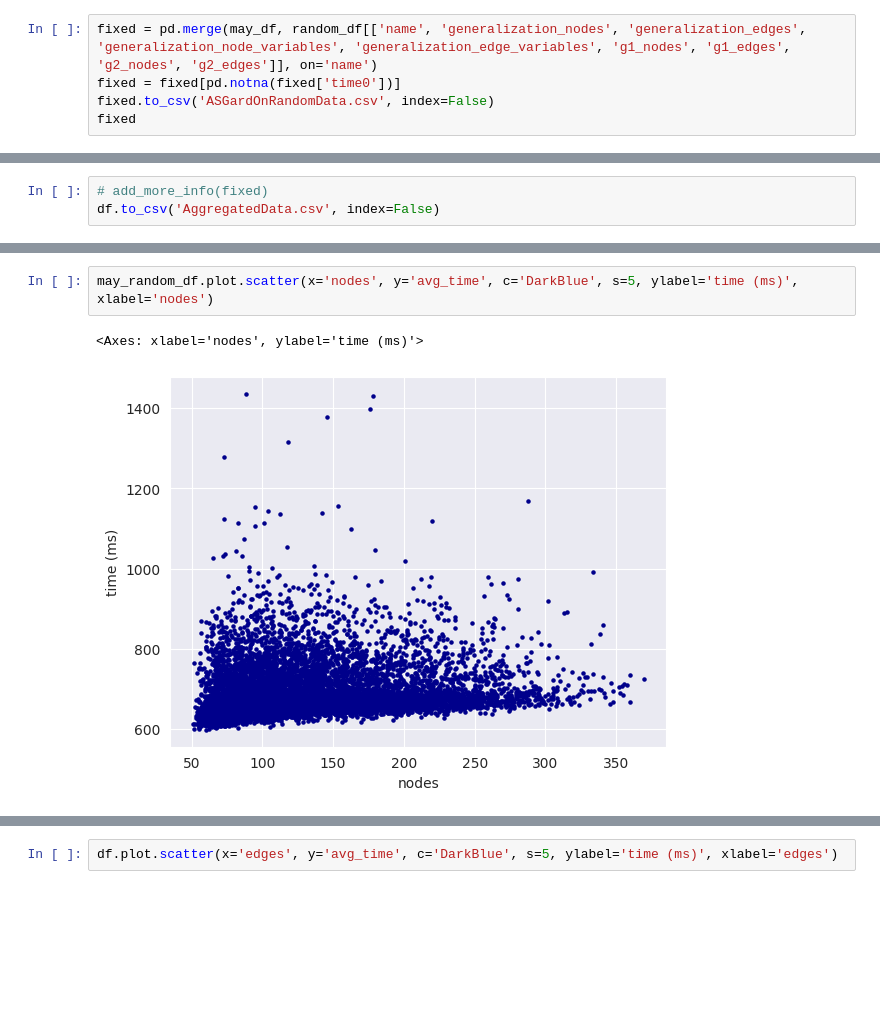
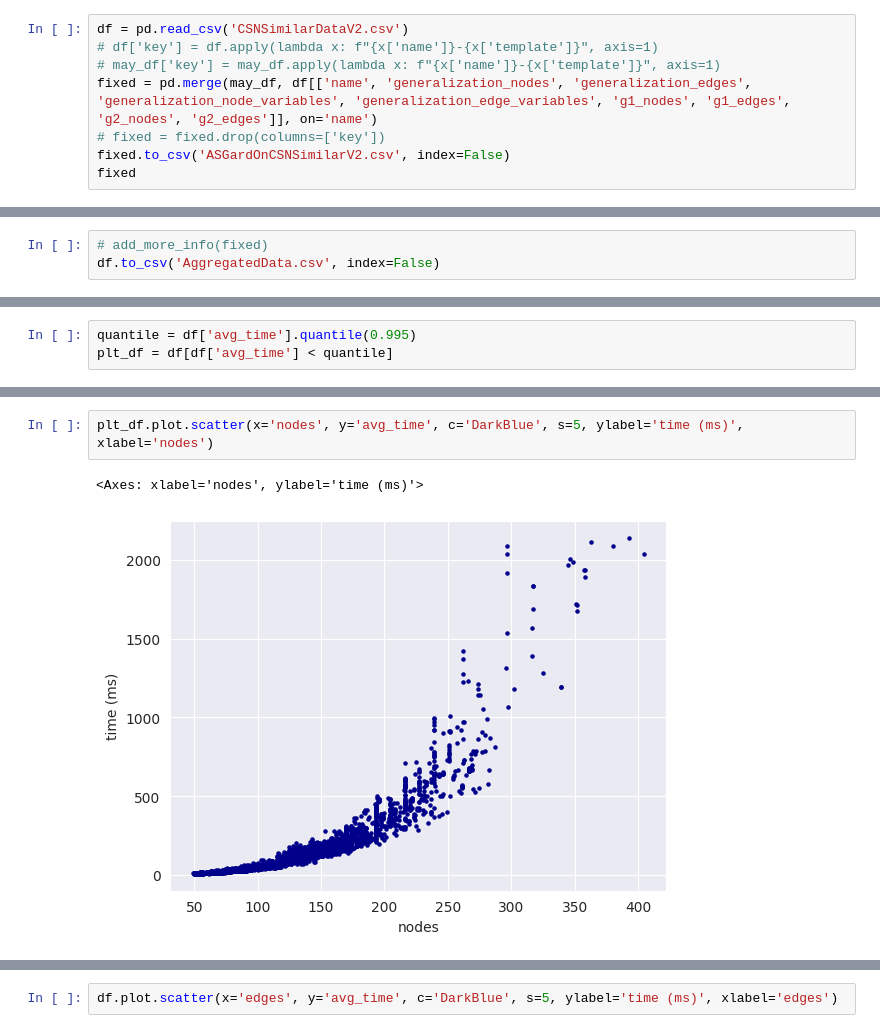
Before and after one commit to mreza-kiani/graph-generalization-algorithm, a Jupyter notebook: src/main/resources/scripts/performance/CodeSearchNet/analyzer.ipynb, the cells around one changed output, grey strips where cells are left out. Drawn from its saved outputs; the diff is of its cells as text; blank space fills up the shorter version.

```diff
--- a/src/main/resources/scripts/performance/CodeSearchNet/analyzer.ipynb
+++ b/src/main/resources/scripts/performance/CodeSearchNet/analyzer.ipynb
@@ -96,6 +120,9 @@ may_df
 # %%
-fixed = pd.merge(may_df, random_df[['name', 'generalization_nodes', 'generalization_edges', 'generalization_node_variables', 'generalization_edge_variables', 'g1_nodes', 'g1_edges', 'g2_nodes', 'g2_edges']], on='name')
-fixed = fixed[pd.notna(fixed['time0'])]
-fixed.to_csv('ASGardOnRandomData.csv', index=False)
+df = pd.read_csv('CSNSimilarDataV2.csv')
+# df['key'] = df.apply(lambda x: f"{x['name']}-{x['template']}", axis=1)
+# may_df['key'] = may_df.apply(lambda x: f"{x['name']}-{x['template']}", axis=1)
+fixed = pd.merge(may_df, df[['name', 'generalization_nodes', 'generalization_edges', 'generalization_node_variables', 'generalization_edge_variables', 'g1_nodes', 'g1_edges', 'g2_nodes', 'g2_edges']], on='name')
+# fixed = fixed.drop(columns=['key'])
+fixed.to_csv('ASGardOnCSNSimilarV2.csv', index=False)
 fixed
 # %% [output]
@@ -203 +242,4 @@ dtype: float64
+# %%
+quantile = df['avg_time'].quantile(0.995)
+plt_df = df[df['avg_time'] < quantile]
 # %%
@@ -218,7 +279,7 @@ plt_df = df[df['avg_time'] < quantile]
 # %%
-may_random_df.plot.scatter(x='nodes', y='avg_time', c='DarkBlue', s=5, ylabel='time (ms)', xlabel='nodes')
+plt_df.plot.scatter(x='nodes', y='avg_time', c='DarkBlue', s=5, ylabel='time (ms)', xlabel='nodes')
 # %% [output]
 <Axes: xlabel='nodes', ylabel='time (ms)'>
-[figure, old version]
+[figure, new version]
 # %%
 # Create a scatter plot for all metrics
```
Also changed, not shown: parts of 26 cells of this notebook, 9 other files.
